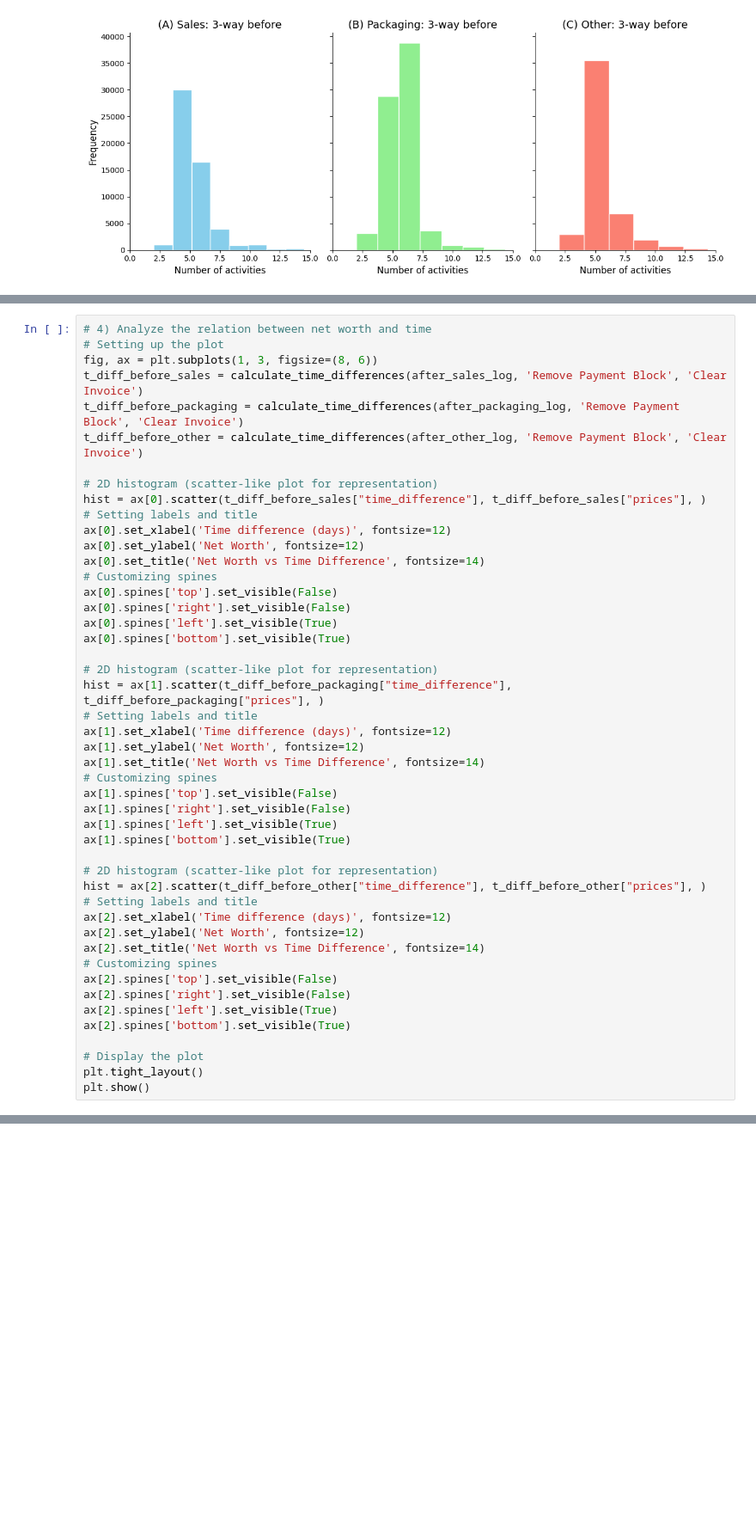
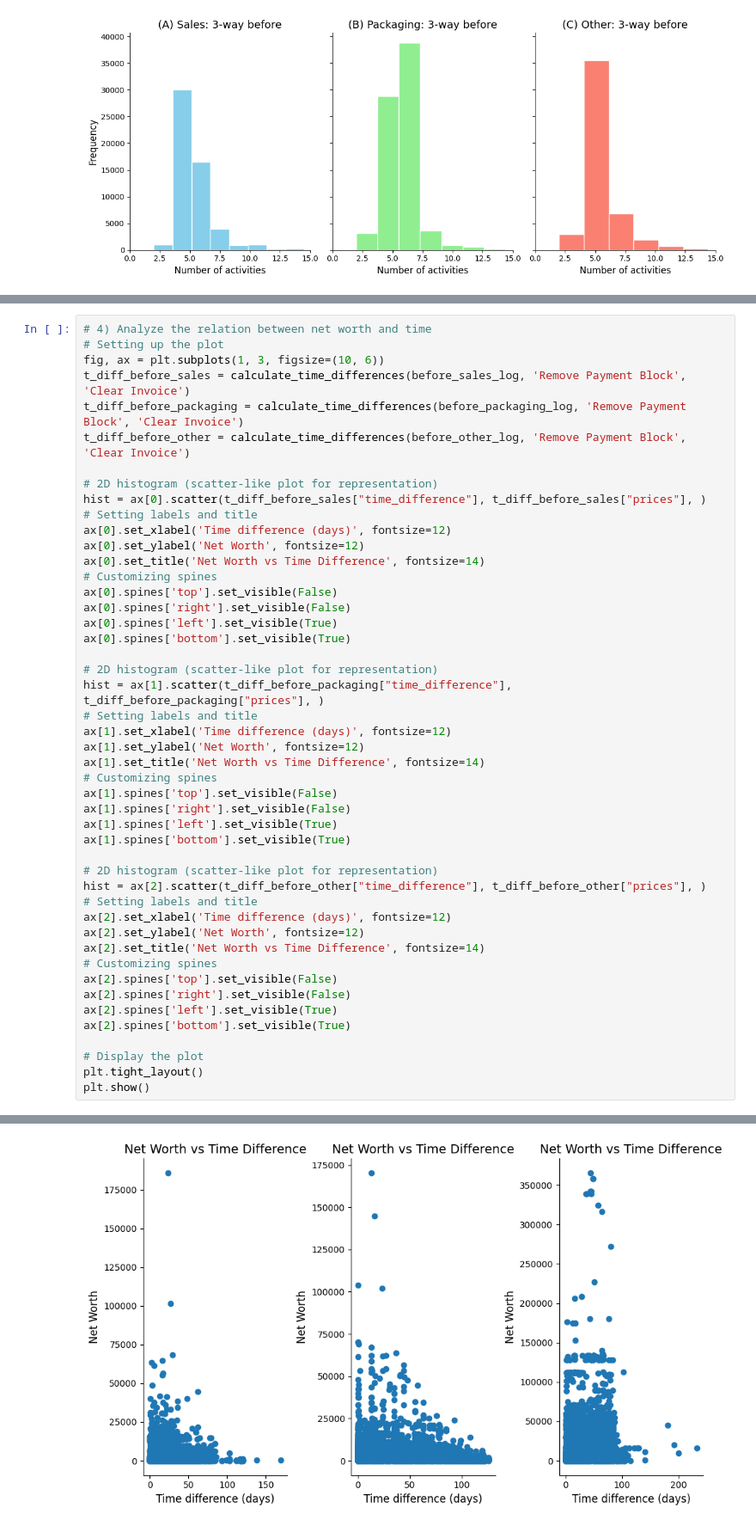
Before and after one commit to sampledrift42/MDS-PODS-Proj1, a Jupyter notebook: data_preparation/data_exploration.ipynb, the cells around one changed output, grey strips where cells are left out. Shown at 86% size. Drawn from its saved outputs; the diff is of its cells as text; blank space fills up the shorter version.

```diff
--- a/data_preparation/data_exploration.ipynb
+++ b/data_preparation/data_exploration.ipynb
@@ -909,10 +911,10 @@ plt.show()
 # %%
 # 4) Analyze the relation between net worth and time
 # Setting up the plot
-fig, ax = plt.subplots(1, 3, figsize=(8, 6))
-t_diff_before_sales = calculate_time_differences(after_sales_log, 'Remove Payment Block', 'Clear Invoice')
-t_diff_before_packaging = calculate_time_differences(after_packaging_log, 'Remove Payment Block', 'Clear Invoice')
-t_diff_before_other = calculate_time_differences(after_other_log, 'Remove Payment Block', 'Clear Invoice')
+fig, ax = plt.subplots(1, 3, figsize=(10, 6))
+t_diff_before_sales = calculate_time_differences(before_sales_log, 'Remove Payment Block', 'Clear Invoice')
+t_diff_before_packaging = calculate_time_differences(before_packaging_log, 'Remove Payment Block', 'Clear Invoice')
+t_diff_before_other = calculate_time_differences(before_other_log, 'Remove Payment Block', 'Clear Invoice')
 
 # 2D histogram (scatter-like plot for representation)
 hist = ax[0].scatter(t_diff_before_sales["time_difference"], t_diff_before_sales["prices"], )
@@ -958 +959,2 @@ NameError: name 'plt' is not defined
+[figure, added]
 # %%
```
Also changed, not shown: parts of 4 cells of this notebook.
